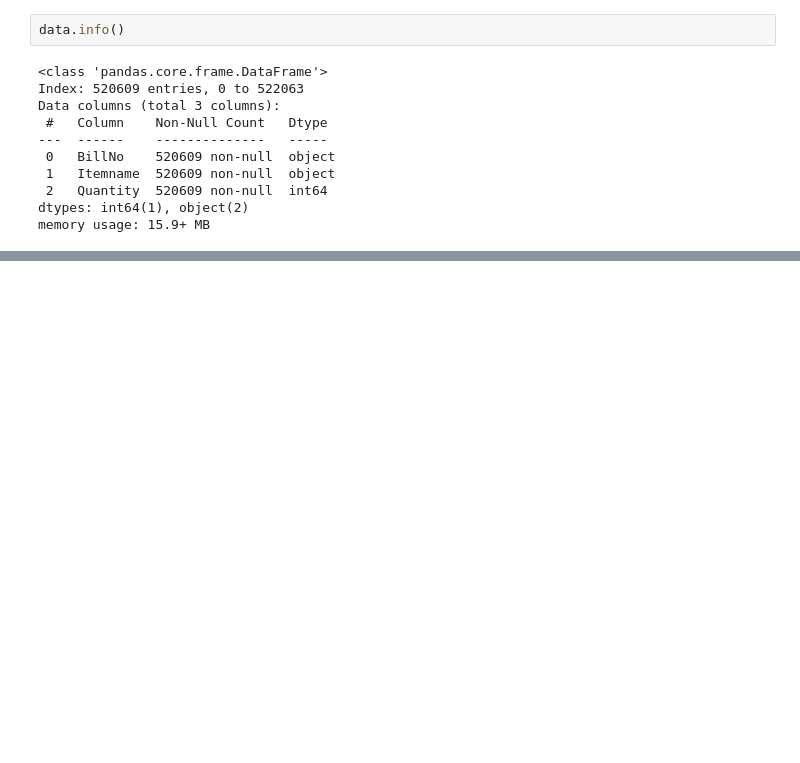
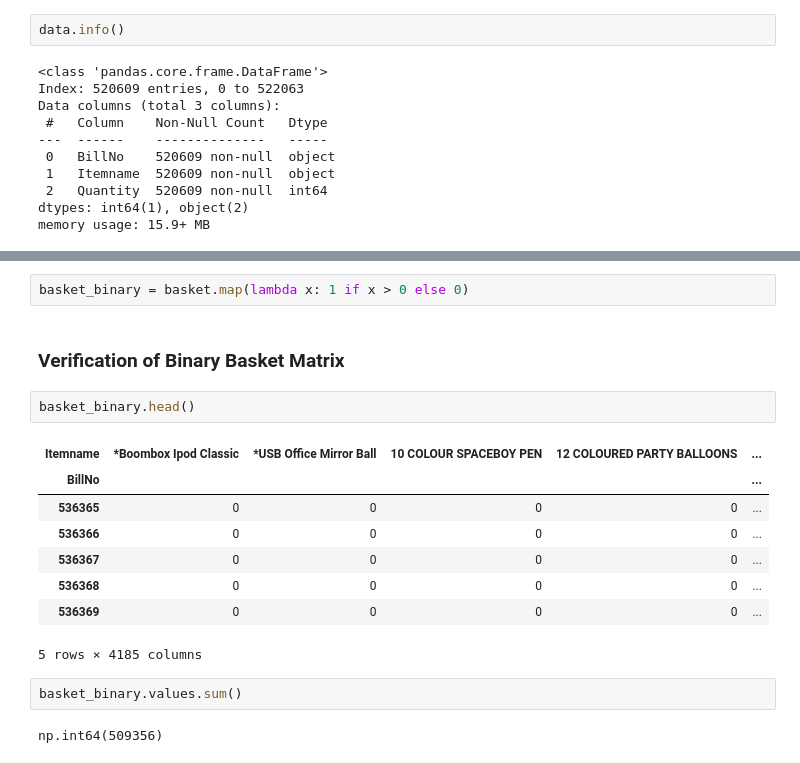
Before and after one commit to lma0lollipop/Market-Basket-Analysis, a Jupyter notebook: market-basket-analysis.ipynb, the cells around one changed output, grey strips where cells are left out. Cells and saved outputs as stored; diff of their text form; blank space fills up the shorter version.

```diff
--- a/market-basket-analysis.ipynb
+++ b/market-basket-analysis.ipynb
@@ -184,0 +261,19 @@ memory usage: 15.9+ MB
+# %%
+basket_binary = basket.map(lambda x: 1 if x > 0 else 0)
+# %% [markdown]
+### Verification of Binary Basket Matrix
+# %%
+basket_binary.head()
+# %% [output]
+| Itemname | *Boombox Ipod Classic | *USB Office Mirror Ball | 10 COLOUR SPACEBOY PEN | 12 COLOURED PARTY BALLOONS | ... |
+| BillNo |  |  |  |  | ... |
+| 536365 | 0 | 0 | 0 | 0 | ... |
+| 536366 | 0 | 0 | 0 | 0 | ... |
+| 536367 | 0 | 0 | 0 | 0 | ... |
+| 536368 | 0 | 0 | 0 | 0 | ... |
+| 536369 | 0 | 0 | 0 | 0 | ... |
+5 rows × 4185 columns
+# %%
+basket_binary.values.sum()
+# %% [output]
+np.int64(509356)
```
Also changed, not shown: parts of 11 cells of this notebook.
